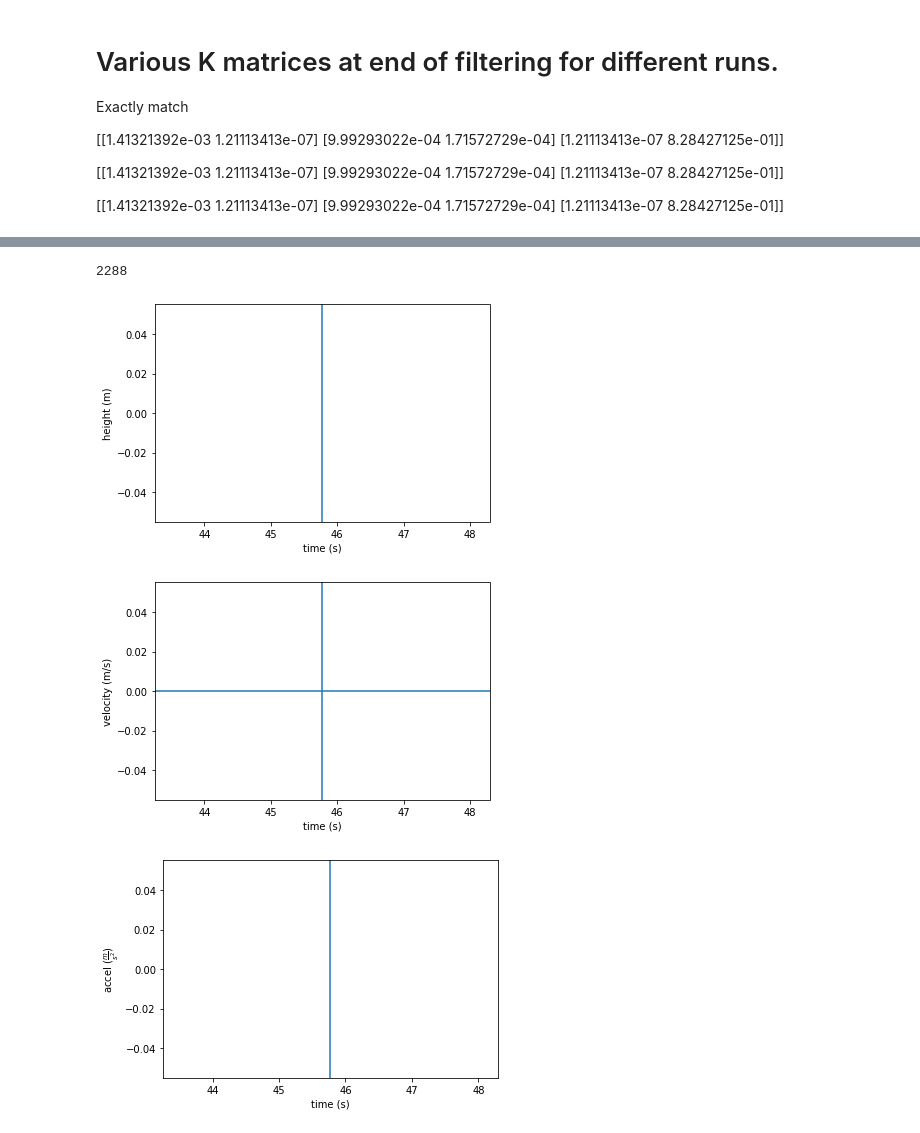
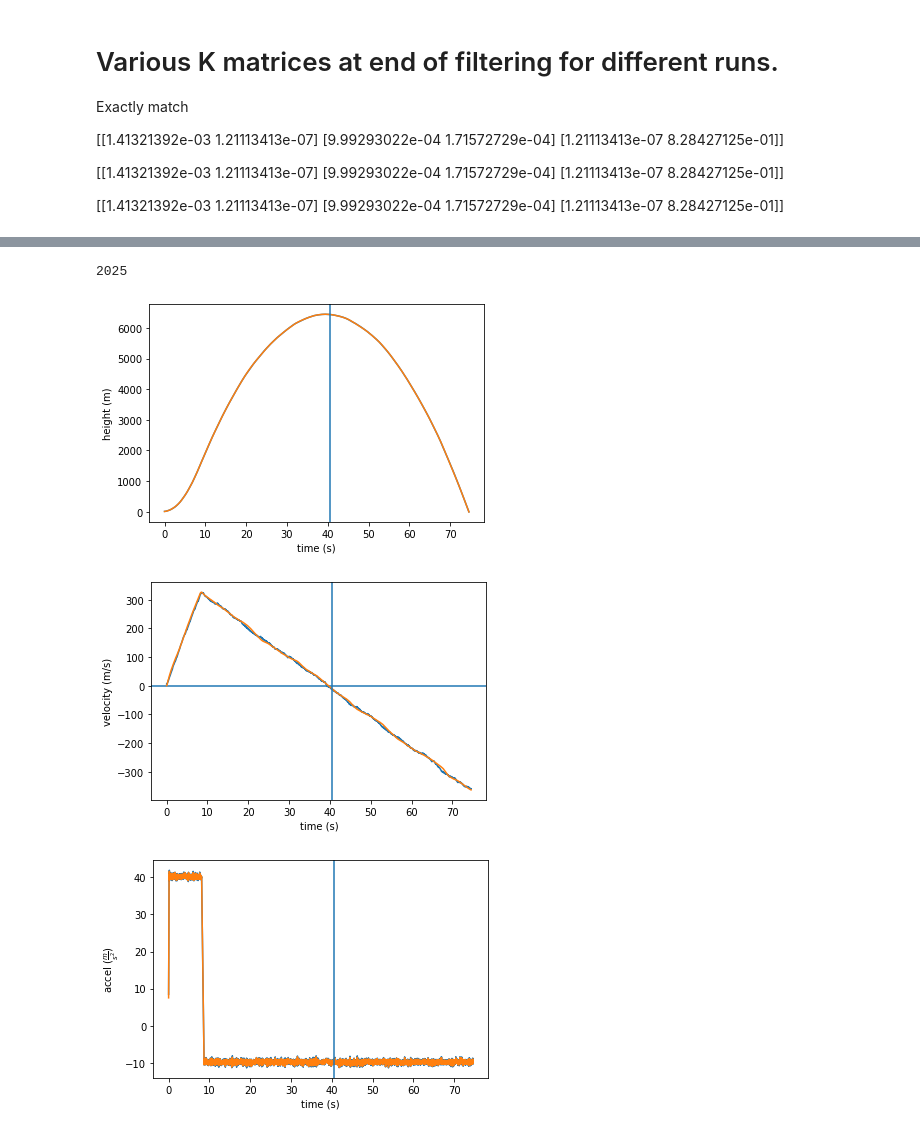
Before and after one commit to Space-Enterprise-at-Berkeley/Tests, a Jupyter notebook: Barometer Apogee detection test.ipynb, the cells around one changed output, grey strips where cells are left out. Drawn from its saved outputs; the diff is of its cells as text; code cells hidden in the pictures.

Commit message:
reuploaded Barometer Apogee test and tweaked DELTA_T to 20 ms instead of 1ms

```diff
--- a/Barometer Apogee detection test.ipynb
+++ b/Barometer Apogee detection test.ipynb
@@ -92,18 +92,18 @@ kalman.plot_states(T, raw_data, 0, 60000)
 # %% [markdown]
 $$x_k = F x_{k-1} + B a_k$$
 # %%
-H = kalman.H
-
-# converge K
-"""
+""" converge K
 for i in range(50):
     S = (H@P)@H.T + R
     K = (P@H.T)@np.linalg.inv(S)
     P = (np.identity(3) - K@H)@P
     P = A@(P@A.T) + Q
+"""
 
-print(K)
+H = np.matrix([[1, 0, 0],
+               [0, 0, 1]])
+
+#print(K)
 print(H)
-print(P)
-"""
+#print(P)
 # %% [output]
@@ -141,9 +141,9 @@ NameError: name 'filtered_data' is not defined
 # %%
 apogee = kalman.Apogee(filtered_data[:,0,0])
 print(apogee)
-kalman.plot_states(T, raw_data, 20000, 50000, filtered_data, T[apogee])
+kalman.plot_states(T, raw_data, 0, 100000, filtered_data, T[apogee])
 # %% [output]
-2288
+2025
-[figure, old version]
+[figure, new version]
-[figure, old version]
+[figure, new version]
-[figure, old version]
+[figure, new version]
```
Also changed, not shown: parts of 7 cells of this notebook.
